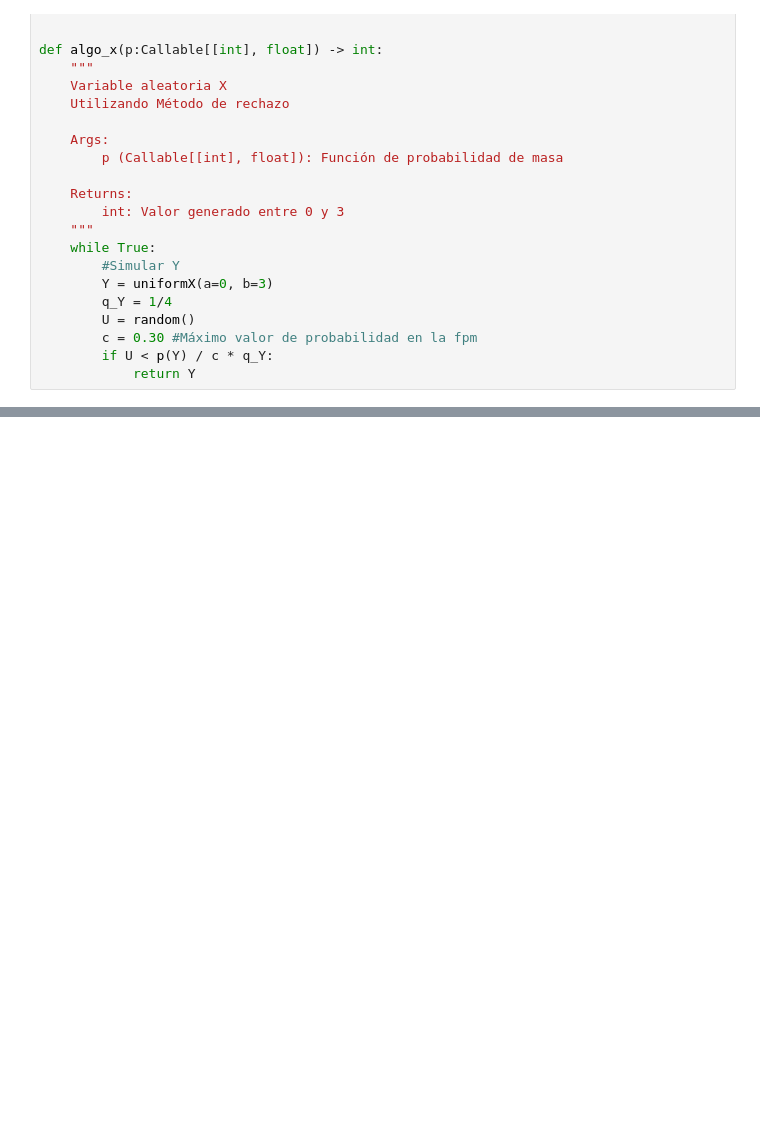
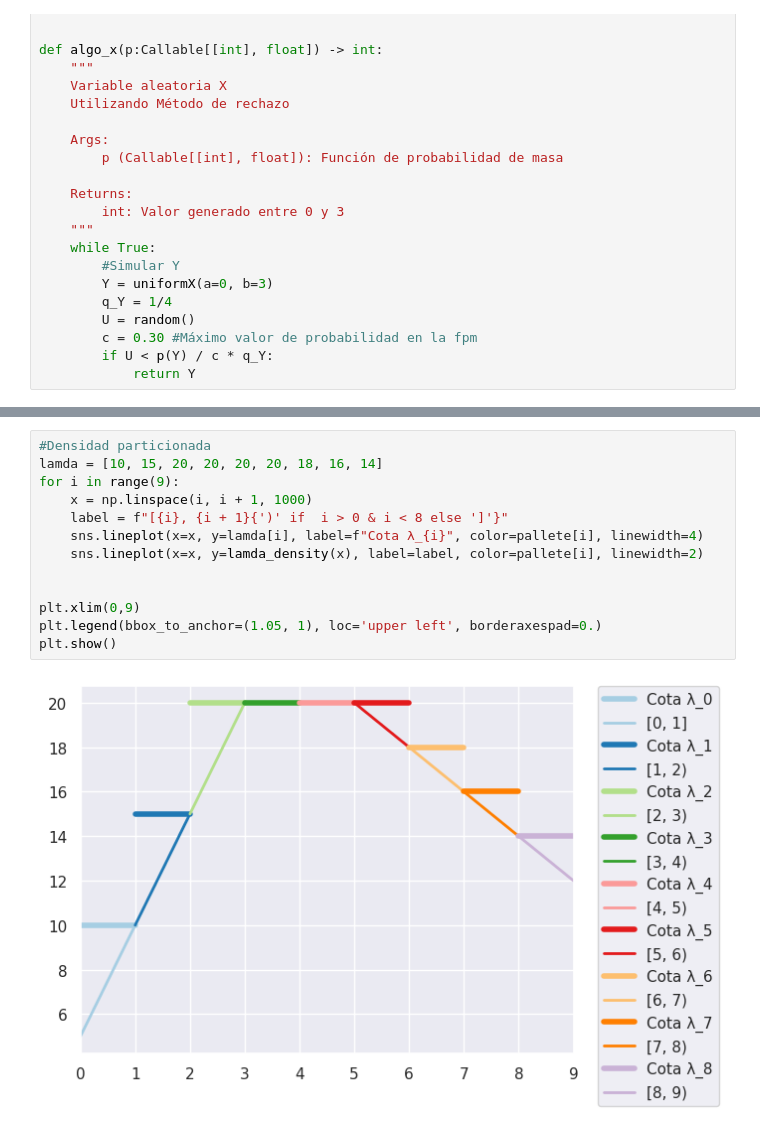
Before and after one commit to alvaro-mediina/modelos-y-simulacion-2025, a Jupyter notebook: tp5-var-aleatorias-continuas/Parcial-2024.ipynb, the cells around one changed output, grey strips where cells are left out. Saved outputs shown, nothing was run; the diff lists cells and outputs as text; blank space fills up the shorter version.

```diff
--- a/tp5-var-aleatorias-continuas/Parcial-2024.ipynb
+++ b/tp5-var-aleatorias-continuas/Parcial-2024.ipynb
@@ -98,0 +215,15 @@ plt.show()
+# %%
+#Densidad particionada
+lamda = [10, 15, 20, 20, 20, 20, 18, 16, 14]
+for i in range(9):
+    x = np.linspace(i, i + 1, 1000)
+    label = f"[{i}, {i + 1}{')' if  i > 0 & i < 8 else ']'}"
+    sns.lineplot(x=x, y=lamda[i], label=f"Cota λ_{i}", color=pallete[i], linewidth=4)
+    sns.lineplot(x=x, y=lamda_density(x), label=label, color=pallete[i], linewidth=2)
+
+
+plt.xlim(0,9)
+plt.legend(bbox_to_anchor=(1.05, 1), loc='upper left', borderaxespad=0.)
+plt.show()
+# %% [output]
+[figure, added]
```
Also changed, not shown: parts of 22 cells of this notebook.
